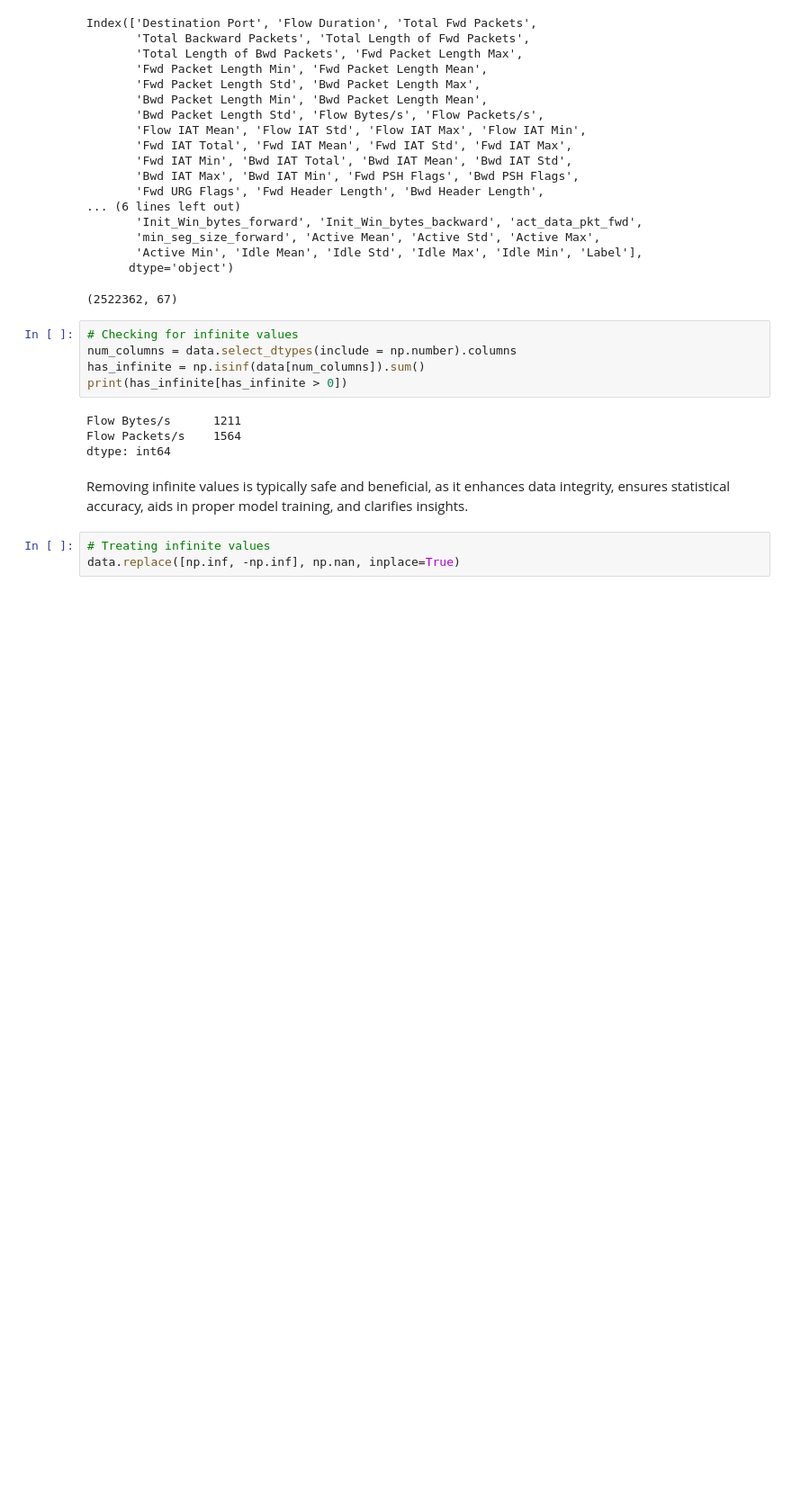
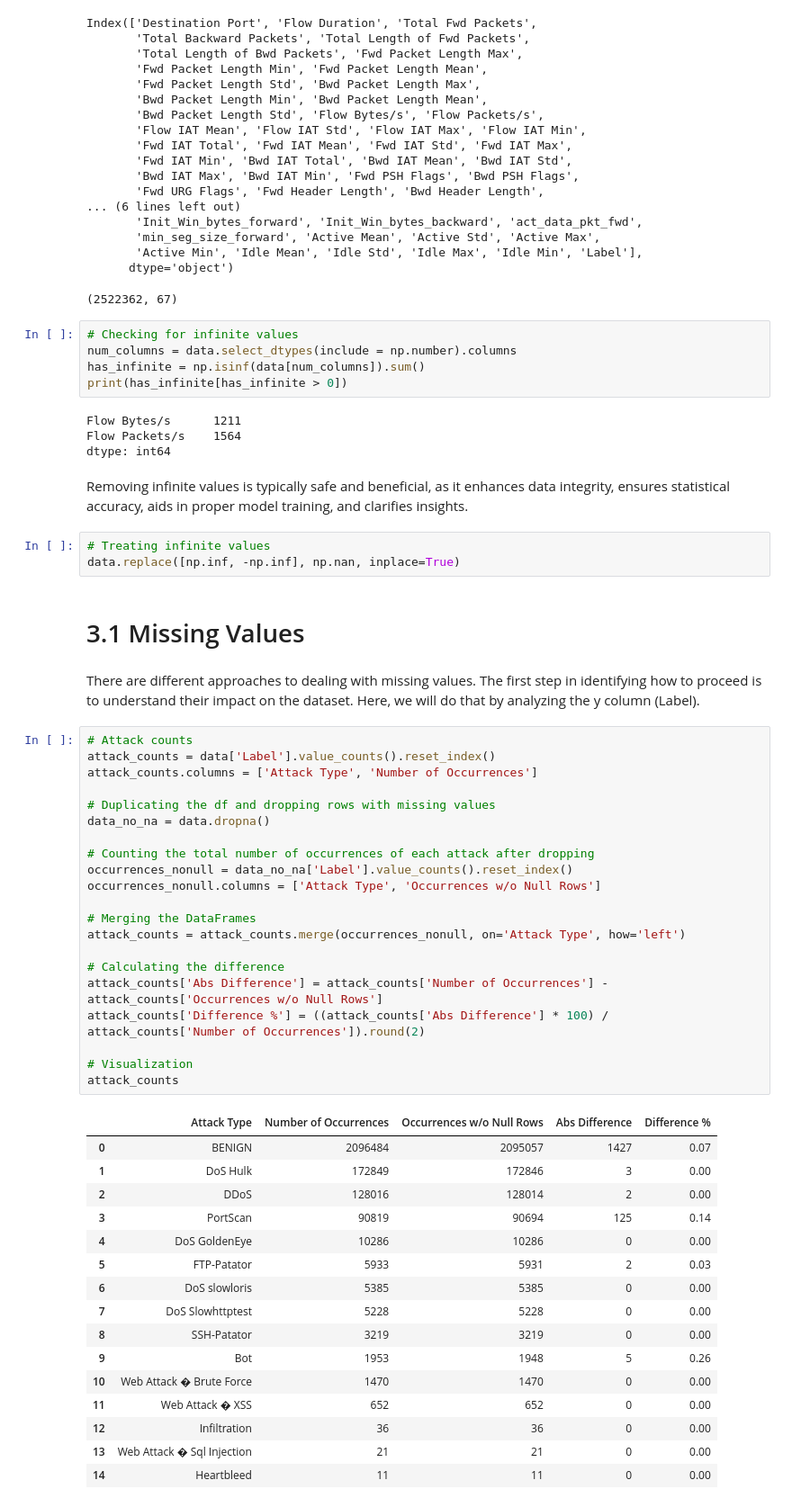
Before and after one commit to Tesfay-Hagos/ML-CICIDS-project, a Jupyter notebook: data-cleaning-and-analysis.ipynb, the cells around one changed output. Shown at 90% size. Cells and saved outputs as stored; diff of their text form; blank space fills up the shorter version.

Commit message:
Refactor data cleaning and analysis notebook: update execution counts, add missing values analysis, and implement attack type grouping

```diff
--- a/data-cleaning-and-analysis.ipynb
+++ b/data-cleaning-and-analysis.ipynb
@@ -367,3 +367,45 @@ Removing infinite values is typically safe and beneficial, as it enhances data i
 # %%
 # Treating infinite values
 data.replace([np.inf, -np.inf], np.nan, inplace=True)
+# %% [markdown]
+# 3.1 Missing Values
+# %% [markdown]
+There are different approaches to dealing with missing values. The first step in identifying how to proceed is to understand their impact on the dataset. Here, we will do that by analyzing the y column (Label).
+# %%
+# Attack counts
+attack_counts = data['Label'].value_counts().reset_index()
+attack_counts.columns = ['Attack Type', 'Number of Occurrences']
+
+# Duplicating the df and dropping rows with missing values
+data_no_na = data.dropna()
+
+# Counting the total number of occurrences of each attack after dropping
+occurrences_nonull = data_no_na['Label'].value_counts().reset_index()
+occurrences_nonull.columns = ['Attack Type', 'Occurrences w/o Null Rows']
+
+# Merging the DataFrames
+attack_counts = attack_counts.merge(occurrences_nonull, on='Attack Type', how='left')
+
+# Calculating the difference
+attack_counts['Abs Difference'] = attack_counts['Number of Occurrences'] - attack_counts['Occurrences w/o Null Rows']
+attack_counts['Difference %'] = ((attack_counts['Abs Difference'] * 100) / attack_counts['Number of Occurrences']).round(2)
+
+# Visualization
+attack_counts
+# %% [output]
+|  | Attack Type | Number of Occurrences | Occurrences w/o Null Rows | Abs Difference | Difference % |
+| 0 | BENIGN | 2096484 | 2095057 | 1427 | 0.07 |
+| 1 | DoS Hulk | 172849 | 172846 | 3 | 0.00 |
+| 2 | DDoS | 128016 | 128014 | 2 | 0.00 |
+| 3 | PortScan | 90819 | 90694 | 125 | 0.14 |
+| 4 | DoS GoldenEye | 10286 | 10286 | 0 | 0.00 |
+| 5 | FTP-Patator | 5933 | 5931 | 2 | 0.03 |
+| 6 | DoS slowloris | 5385 | 5385 | 0 | 0.00 |
+| 7 | DoS Slowhttptest | 5228 | 5228 | 0 | 0.00 |
+| 8 | SSH-Patator | 3219 | 3219 | 0 | 0.00 |
+| 9 | Bot | 1953 | 1948 | 5 | 0.26 |
+| 10 | Web Attack � Brute Force | 1470 | 1470 | 0 | 0.00 |
+| 11 | Web Attack � XSS | 652 | 652 | 0 | 0.00 |
+| 12 | Infiltration | 36 | 36 | 0 | 0.00 |
+| 13 | Web Attack � Sql Injection | 21 | 21 | 0 | 0.00 |
+| 14 | Heartbleed | 11 | 11 | 0 | 0.00 |
```
Also changed, not shown: parts of 16 cells of this notebook.
